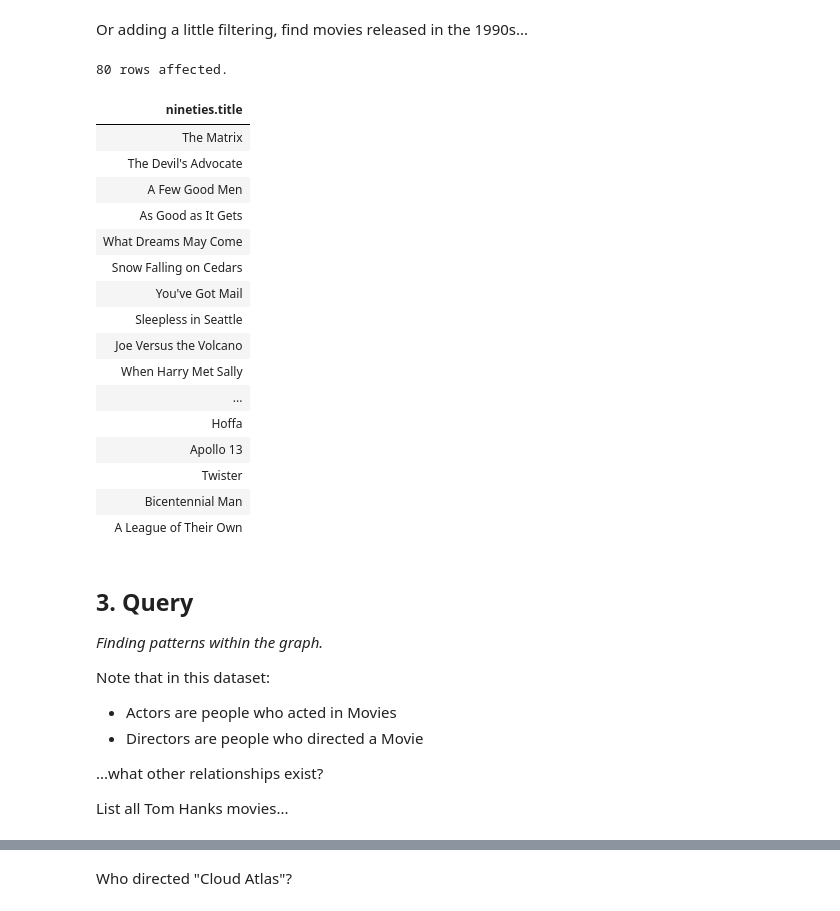
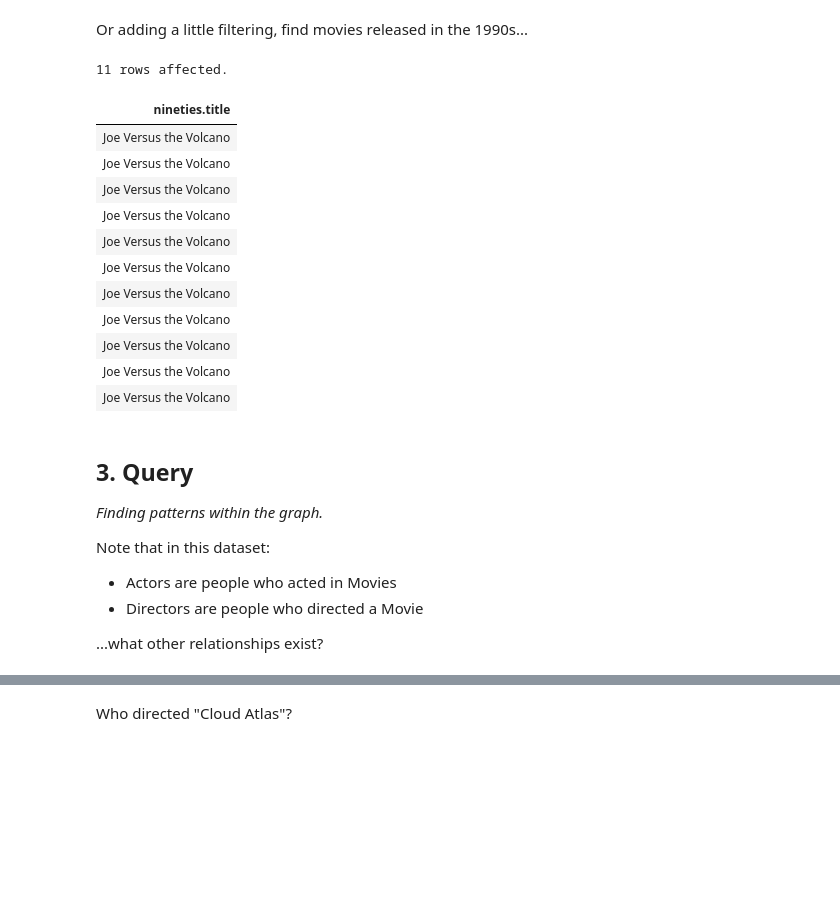
Before and after one commit to gregoryking/binder-test, a Jupyter notebook: Notebooks/Movies.ipynb, the cells around one changed output, grey strips where cells are left out. Cells and saved outputs as stored; diff of their text form; code cells hidden in the pictures; blank space fills up the shorter version.

Commit message:
Updated Moviews notebook to have results and autoopen

```diff
--- a/Notebooks/Movies.ipynb
+++ b/Notebooks/Movies.ipynb
@@ -601,28 +615,23 @@ Or adding a little filtering, find movies released in the 1990s...
 # %%
 %%cypher
 MATCH (nineties:Movie)
 WHERE nineties.released >= 1990
-  AND nineties.released < 2000
+  AND nineties.released < 1991
 RETURN nineties.title
 # %% [output]
-80 rows affected.
+11 rows affected.
 | nineties.title |
-| The Matrix |
-| The Devil's Advocate |
-| A Few Good Men |
-| As Good as It Gets |
-| What Dreams May Come |
-| Snow Falling on Cedars |
-| You've Got Mail |
-| Sleepless in Seattle |
 | Joe Versus the Volcano |
-| When Harry Met Sally |
-| ... |
-| Hoffa |
-| Apollo 13 |
-| Twister |
-| Bicentennial Man |
-| A League of Their Own |
+| Joe Versus the Volcano |
+| Joe Versus the Volcano |
+| Joe Versus the Volcano |
+| Joe Versus the Volcano |
+| Joe Versus the Volcano |
+| Joe Versus the Volcano |
+| Joe Versus the Volcano |
+| Joe Versus the Volcano |
+| Joe Versus the Volcano |
+| Joe Versus the Volcano |
 # %% [markdown]
 ## 3. Query
 _Finding patterns within the graph._
@@ -633,5 +642,3 @@ Note that in this dataset:
 * Directors are people who directed a Movie
 
 ...what other relationships exist?
-
-List all Tom Hanks movies...
```
Also changed, not shown: parts of 13 cells of this notebook.
